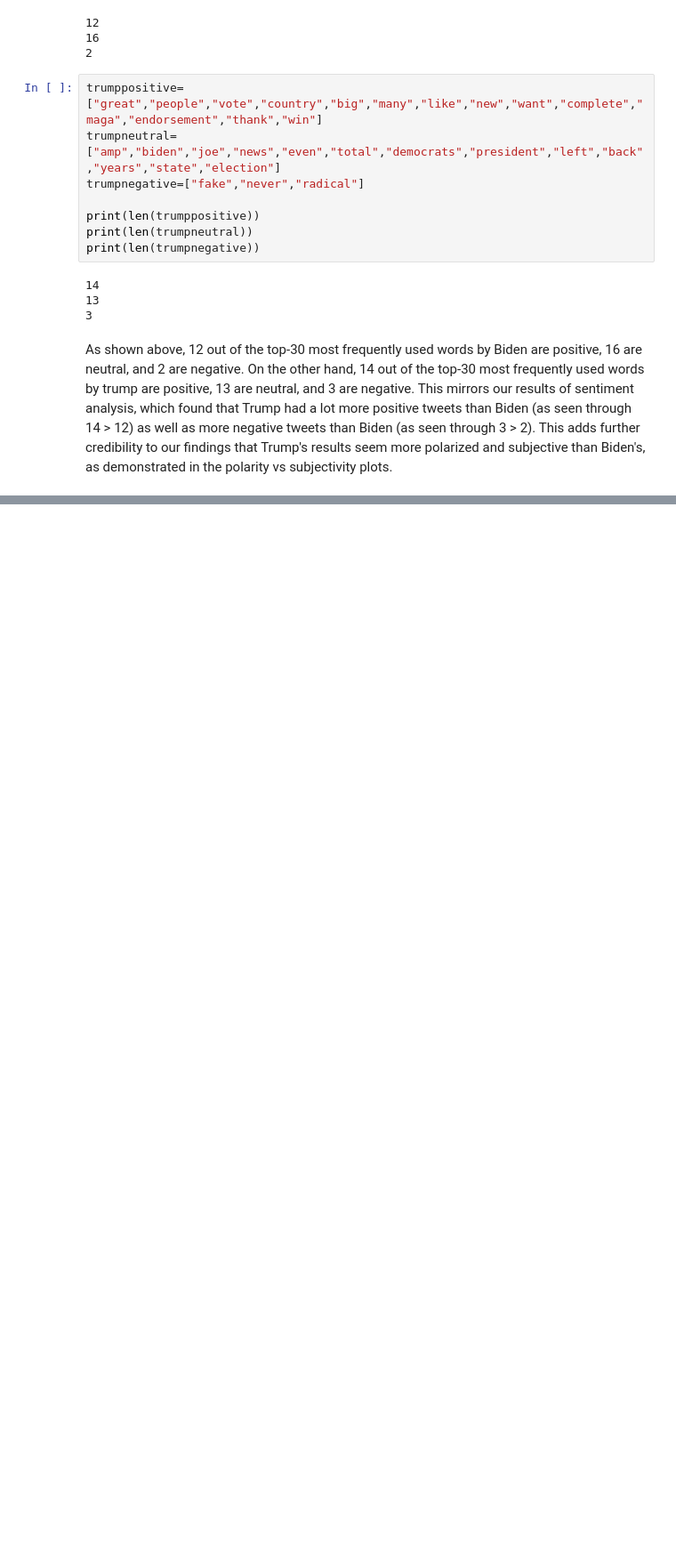
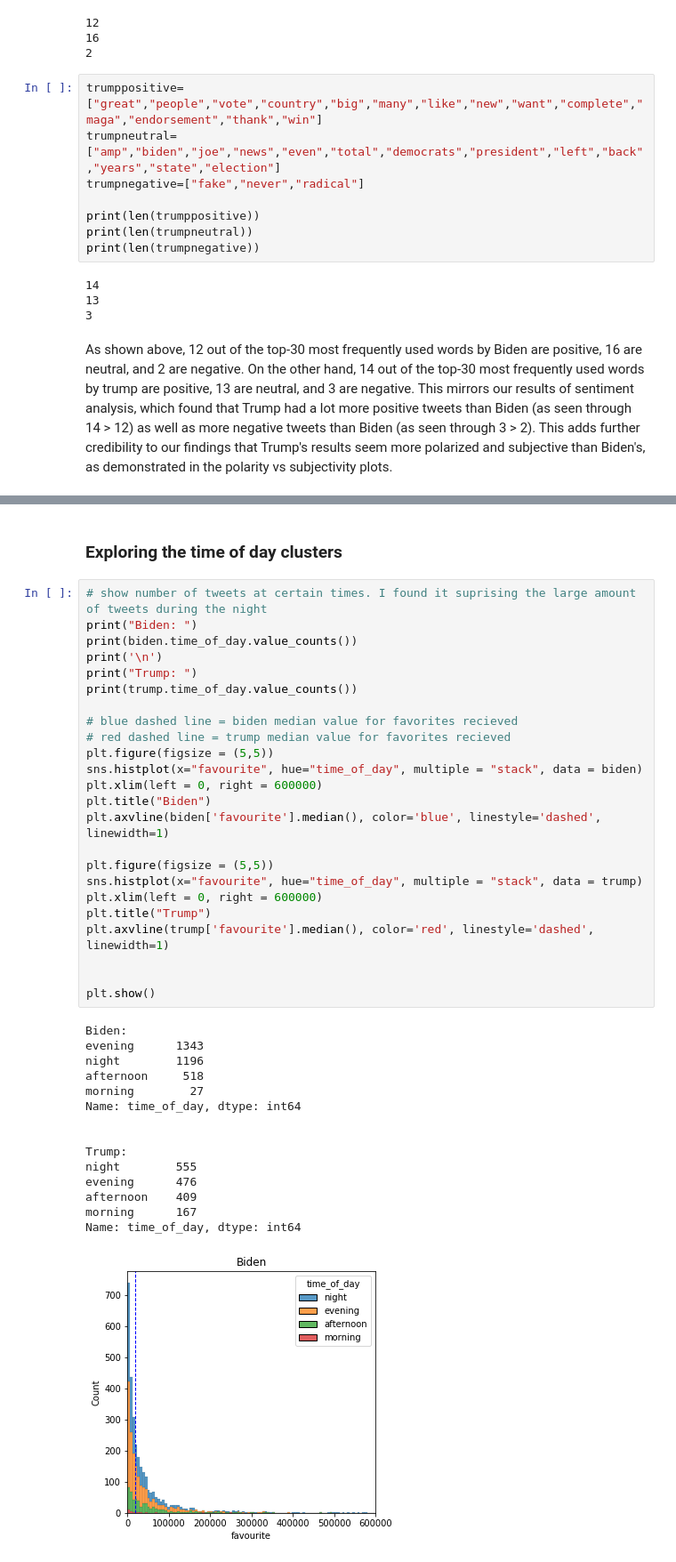
Before and after one commit to sunil-2000/Twitter-Data-Science-Project, a Jupyter notebook: phase4 FINAL (TAs Grade This).ipynb, the cells around one changed output, grey strips where cells are left out. Shown at 89% size. Drawn from its saved outputs; the diff is of its cells as text; blank space fills up the shorter version.

```diff
--- a/phase4 FINAL (TAs Grade This).ipynb
+++ b/phase4 FINAL (TAs Grade This).ipynb
@@ -985,0 +994,42 @@ As shown above, 12 out of the top-30 most frequently used words by Biden are pos
+# %% [markdown]
+### Exploring the time of day clusters
+# %%
+# show number of tweets at certain times. I found it suprising the large amount of tweets during the night
+print("Biden: ")
+print(biden.time_of_day.value_counts())
+print('\n')
+print("Trump: ")
+print(trump.time_of_day.value_counts())
+
+# blue dashed line = biden median value for favorites recieved
+# red dashed line = trump median value for favorites recieved
+plt.figure(figsize = (5,5))
+sns.histplot(x="favourite", hue="time_of_day", multiple = "stack", data = biden)
+plt.xlim(left = 0, right = 600000)
+plt.title("Biden")
+plt.axvline(biden['favourite'].median(), color='blue', linestyle='dashed', linewidth=1)
+
+plt.figure(figsize = (5,5))
+sns.histplot(x="favourite", hue="time_of_day", multiple = "stack", data = trump)
+plt.xlim(left = 0, right = 600000)
+plt.title("Trump")
+plt.axvline(trump['favourite'].median(), color='red', linestyle='dashed', linewidth=1)
+
+
+plt.show()
+# %% [output]
+Biden:
+evening      1343
+night        1196
+afternoon     518
+morning        27
+Name: time_of_day, dtype: int64
+
+
+Trump:
+night        555
+evening      476
+afternoon    409
+morning      167
+Name: time_of_day, dtype: int64
+[figure, added]
```
Also changed, not shown: parts of 18 cells of this notebook.
